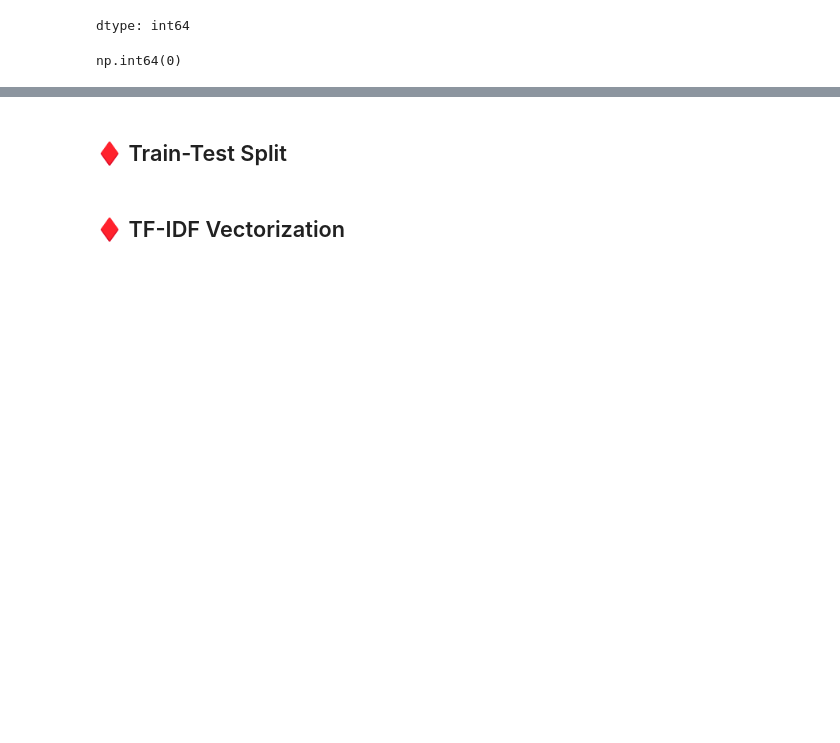
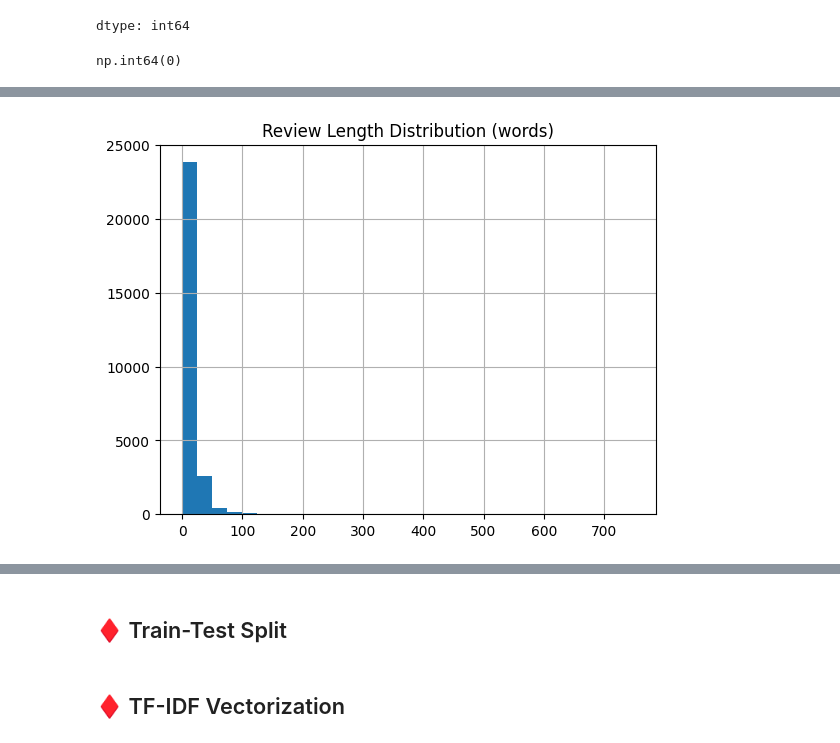
Before and after one commit to SruthiGS-Gito/Amazon-Customer-Review, a Jupyter notebook: Amazon_Consumer_Reviews.ipynb, the cells around one changed output, grey strips where cells are left out. Saved outputs shown, nothing was run; the diff lists cells and outputs as text; code cells hidden in the pictures; blank space fills up the shorter version.

```diff
--- a/Amazon_Consumer_Reviews.ipynb
+++ b/Amazon_Consumer_Reviews.ipynb
@@ -252,0 +411,7 @@ np.int64(0)
+# %%
+df_amazon['review_length'] = df_amazon['clean_text'].str.split().apply(len)
+df_amazon['review_length'].hist(bins=30)
+plt.title('Review Length Distribution (words)')
+plt.show()
+# %% [output]
+[figure, added]
```
Also changed, not shown: parts of 33 cells of this notebook.
